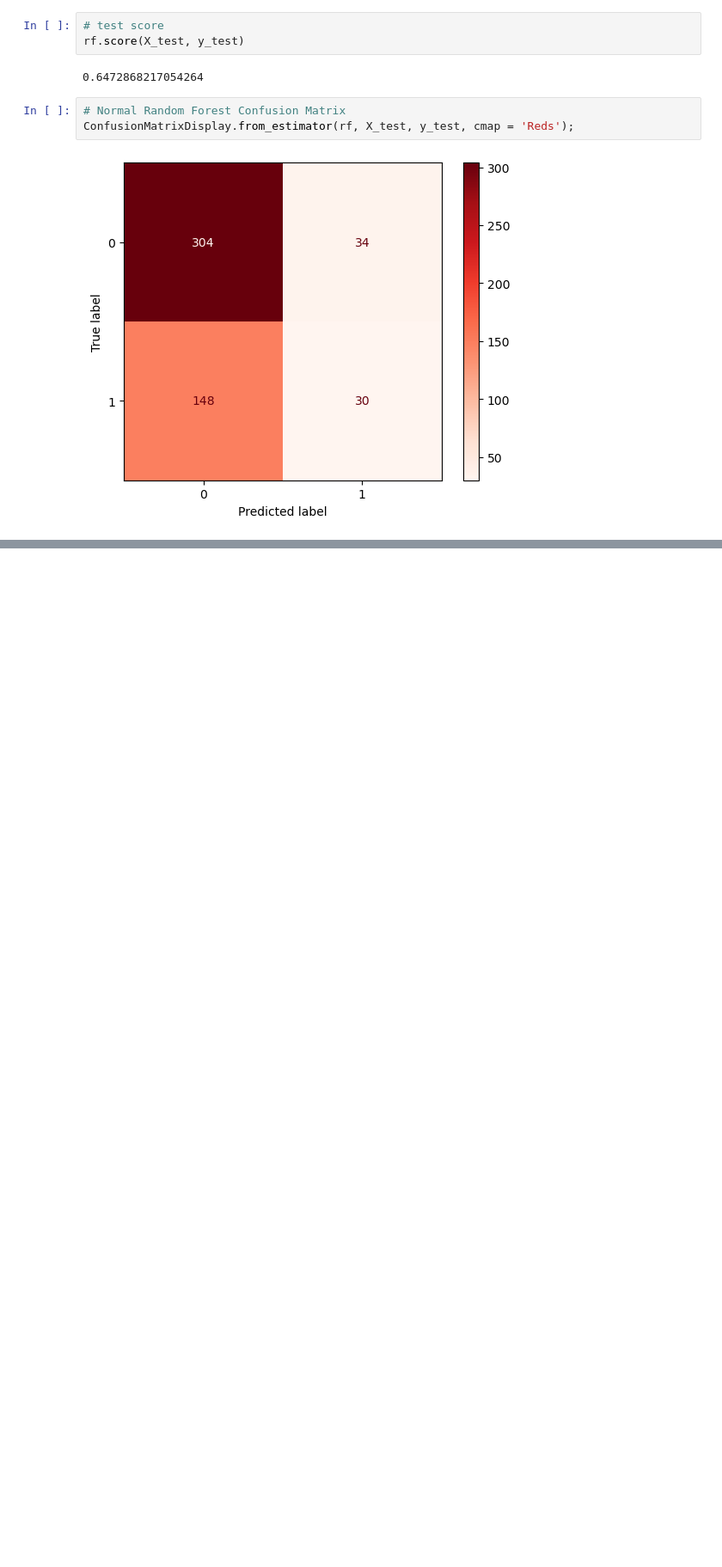
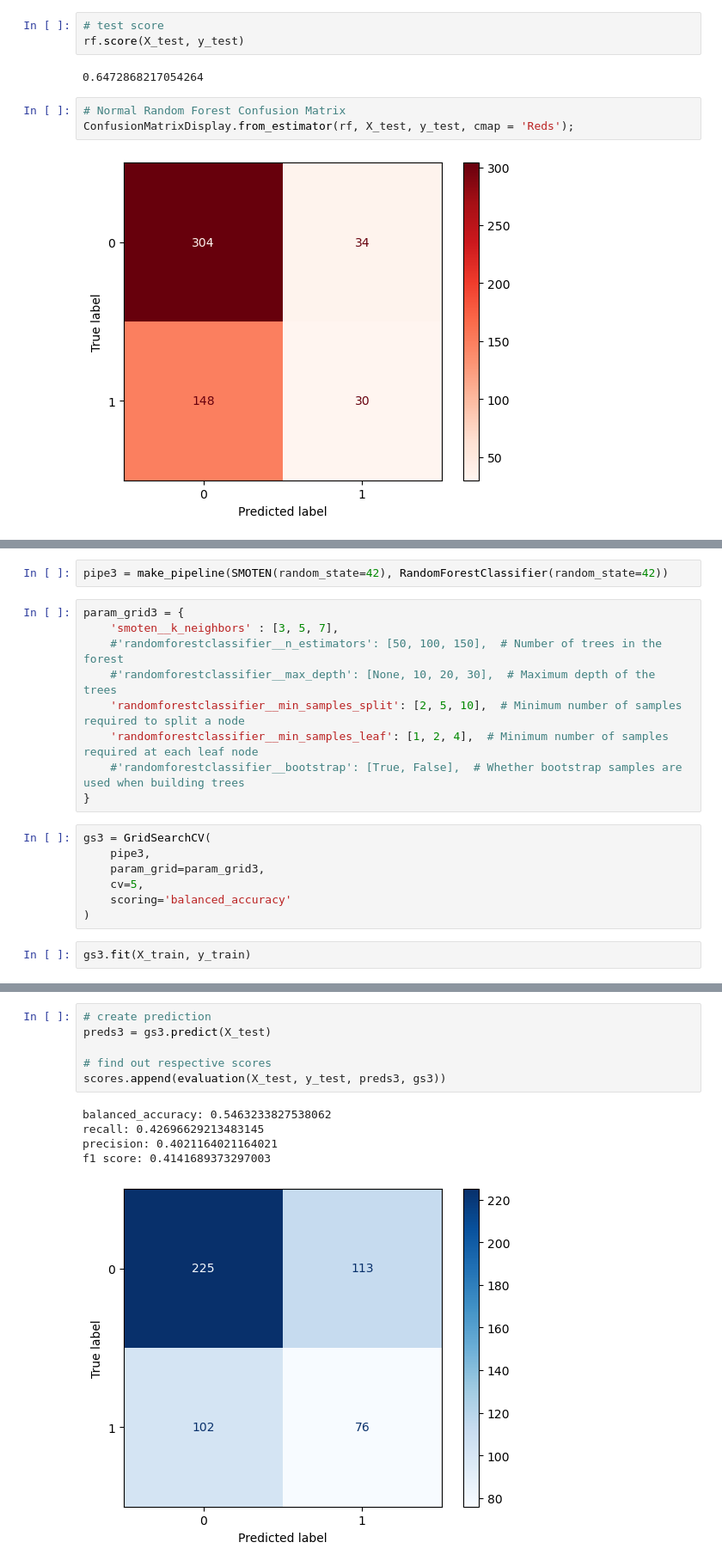
Before and after one commit to dxk613/capstone_project, a Jupyter notebook: code/rf_model2.ipynb, the cells around one changed output, grey strips where cells are left out. Shown: that part at 86% size. Drawn from its saved outputs; the diff is of its cells as text; blank space fills up the shorter version.

```diff
--- a/code/rf_model2.ipynb
+++ b/code/rf_model2.ipynb
@@ -70,0 +241,20 @@ ConfusionMatrixDisplay.from_estimator(rf, X_test, y_test, cmap = 'Reds');
+# %%
+pipe3 = make_pipeline(SMOTEN(random_state=42), RandomForestClassifier(random_state=42))
+# %%
+param_grid3 = {
+    'smoten__k_neighbors' : [3, 5, 7],
+    #'randomforestclassifier__n_estimators': [50, 100, 150],  # Number of trees in the forest
+    #'randomforestclassifier__max_depth': [None, 10, 20, 30],  # Maximum depth of the trees
+    'randomforestclassifier__min_samples_split': [2, 5, 10],  # Minimum number of samples required to split a node
+    'randomforestclassifier__min_samples_leaf': [1, 2, 4],  # Minimum number of samples required at each leaf node
+    #'randomforestclassifier__bootstrap': [True, False],  # Whether bootstrap samples are used when building trees
+}
+# %%
+gs3 = GridSearchCV(
+    pipe3,
+    param_grid=param_grid3,
+    cv=5,
+    scoring='balanced_accuracy'
+)
+# %%
+gs3.fit(X_train, y_train)
@@ -70,0 +281,12 @@ ConfusionMatrixDisplay.from_estimator(rf, X_test, y_test, cmap = 'Reds');
+# %%
+# create prediction
+preds3 = gs3.predict(X_test)
+
+# find out respective scores
+scores.append(evaluation(X_test, y_test, preds3, gs3))
+# %% [output]
+balanced_accuracy: 0.5463233827538062
+recall: 0.42696629213483145
+precision: 0.4021164021164021
+f1 score: 0.4141689373297003
+[figure, added]
```
Also changed, not shown: parts of 39 cells of this notebook.
